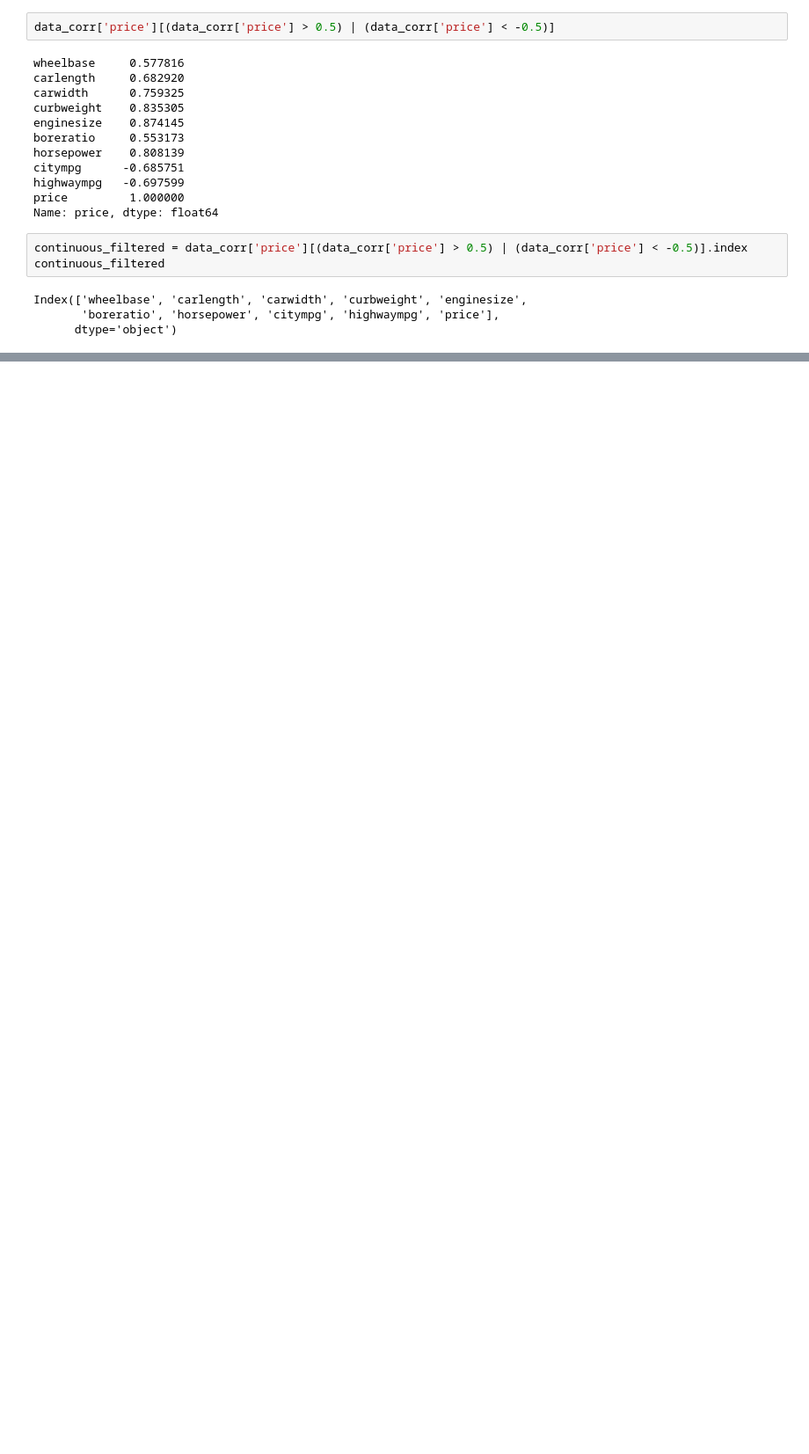
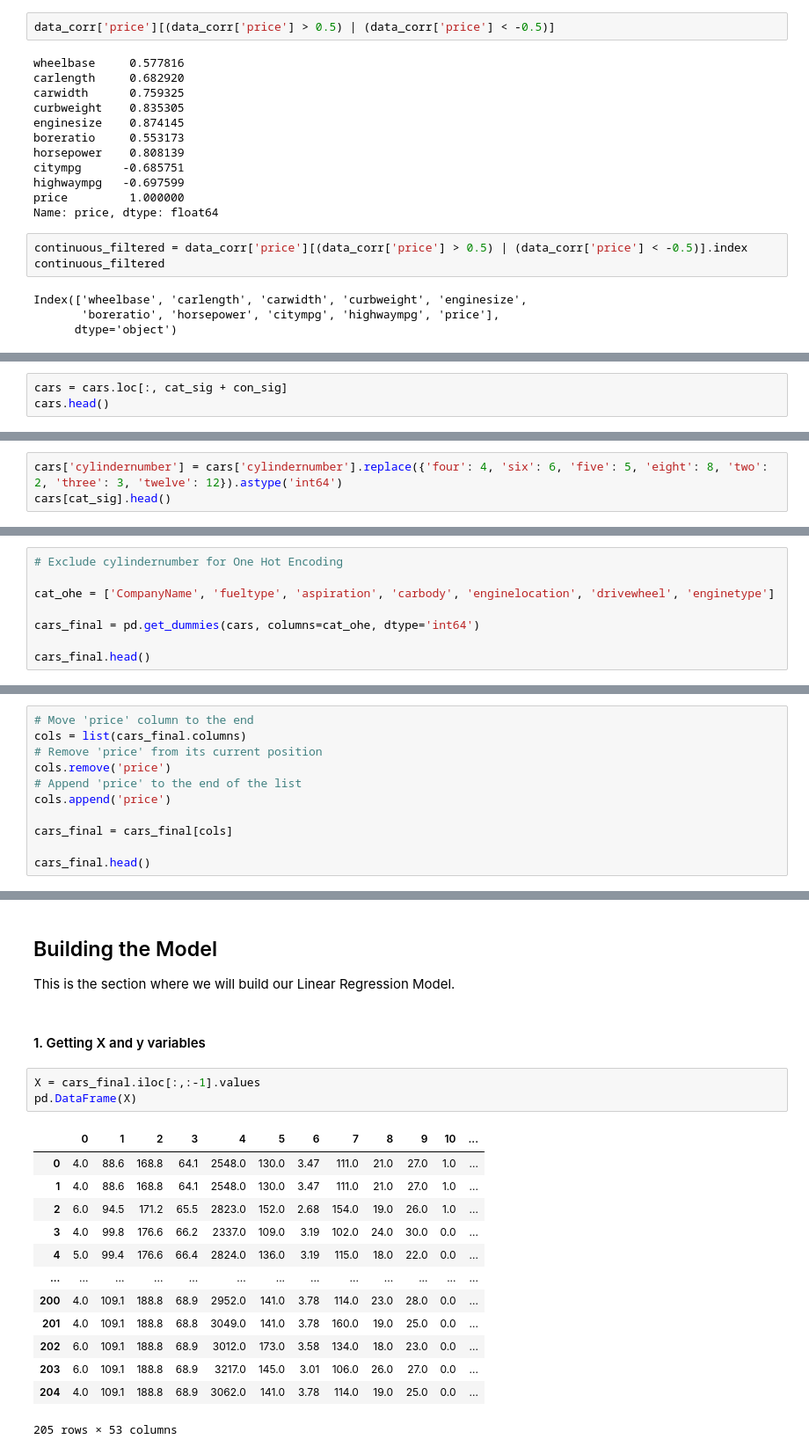
Before and after one commit to t1pen/MeXEE402_Midterms_StephenGabrielAlojado_JairusSunga, a Jupyter notebook: Linear Regression/CarPrice_Linear_Regression.ipynb, the cells around one changed output, grey strips where cells are left out. Shown at 88% size. Cells and saved outputs as stored; diff of their text form; blank space fills up the shorter version.

```diff
--- a/Linear Regression/CarPrice_Linear_Regression.ipynb
+++ b/Linear Regression/CarPrice_Linear_Regression.ipynb
@@ -383,0 +484,3 @@ Index(['wheelbase', 'carlength', 'carwidth', 'curbweight', 'enginesize',
+# %%
+cars = cars.loc[:, cat_sig + con_sig]
+cars.head()
@@ -383,0 +498,3 @@ Index(['wheelbase', 'carlength', 'carwidth', 'curbweight', 'enginesize',
+# %%
+cars['cylindernumber'] = cars['cylindernumber'].replace({'four': 4, 'six': 6, 'five': 5, 'eight': 8, 'two': 2, 'three': 3, 'twelve': 12}).astype('int64')
+cars[cat_sig].head()
@@ -383,0 +510,8 @@ Index(['wheelbase', 'carlength', 'carwidth', 'curbweight', 'enginesize',
+# %%
+# Exclude cylindernumber for One Hot Encoding
+
+cat_ohe = ['CompanyName', 'fueltype', 'aspiration', 'carbody', 'enginelocation', 'drivewheel', 'enginetype']
+
+cars_final = pd.get_dummies(cars, columns=cat_ohe, dtype='int64')
+
+cars_final.head()
@@ -383,0 +527,11 @@ Index(['wheelbase', 'carlength', 'carwidth', 'curbweight', 'enginesize',
+# %%
+# Move 'price' column to the end
+cols = list(cars_final.columns)
+# Remove 'price' from its current position
+cols.remove('price')
+# Append 'price' to the end of the list
+cols.append('price')
+
+cars_final = cars_final[cols]
+
+cars_final.head()
@@ -383,0 +565,22 @@ Index(['wheelbase', 'carlength', 'carwidth', 'curbweight', 'enginesize',
+# %% [markdown]
+## Building the Model
+This is the section where we will build our Linear Regression Model.
+# %% [markdown]
+#### 1. Getting X and y variables
+# %%
+X = cars_final.iloc[:,:-1].values
+pd.DataFrame(X)
+# %% [output]
+|  | 0 | 1 | 2 | 3 | 4 | 5 | 6 | 7 | 8 | 9 | 10 | ... |
+| 0 | 4.0 | 88.6 | 168.8 | 64.1 | 2548.0 | 130.0 | 3.47 | 111.0 | 21.0 | 27.0 | 1.0 | ... |
+| 1 | 4.0 | 88.6 | 168.8 | 64.1 | 2548.0 | 130.0 | 3.47 | 111.0 | 21.0 | 27.0 | 1.0 | ... |
+| 2 | 6.0 | 94.5 | 171.2 | 65.5 | 2823.0 | 152.0 | 2.68 | 154.0 | 19.0 | 26.0 | 1.0 | ... |
+| 3 | 4.0 | 99.8 | 176.6 | 66.2 | 2337.0 | 109.0 | 3.19 | 102.0 | 24.0 | 30.0 | 0.0 | ... |
+| 4 | 5.0 | 99.4 | 176.6 | 66.4 | 2824.0 | 136.0 | 3.19 | 115.0 | 18.0 | 22.0 | 0.0 | ... |
+| ... | ... | ... | ... | ... | ... | ... | ... | ... | ... | ... | ... | ... |
+| 200 | 4.0 | 109.1 | 188.8 | 68.9 | 2952.0 | 141.0 | 3.78 | 114.0 | 23.0 | 28.0 | 0.0 | ... |
+| 201 | 4.0 | 109.1 | 188.8 | 68.8 | 3049.0 | 141.0 | 3.78 | 160.0 | 19.0 | 25.0 | 0.0 | ... |
+| 202 | 6.0 | 109.1 | 188.8 | 68.9 | 3012.0 | 173.0 | 3.58 | 134.0 | 18.0 | 23.0 | 0.0 | ... |
+| 203 | 6.0 | 109.1 | 188.8 | 68.9 | 3217.0 | 145.0 | 3.01 | 106.0 | 26.0 | 27.0 | 0.0 | ... |
+| 204 | 4.0 | 109.1 | 188.8 | 68.9 | 3062.0 | 141.0 | 3.78 | 114.0 | 19.0 | 25.0 | 0.0 | ... |
+205 rows × 53 columns
```
Also changed, not shown: parts of 33 cells of this notebook.
